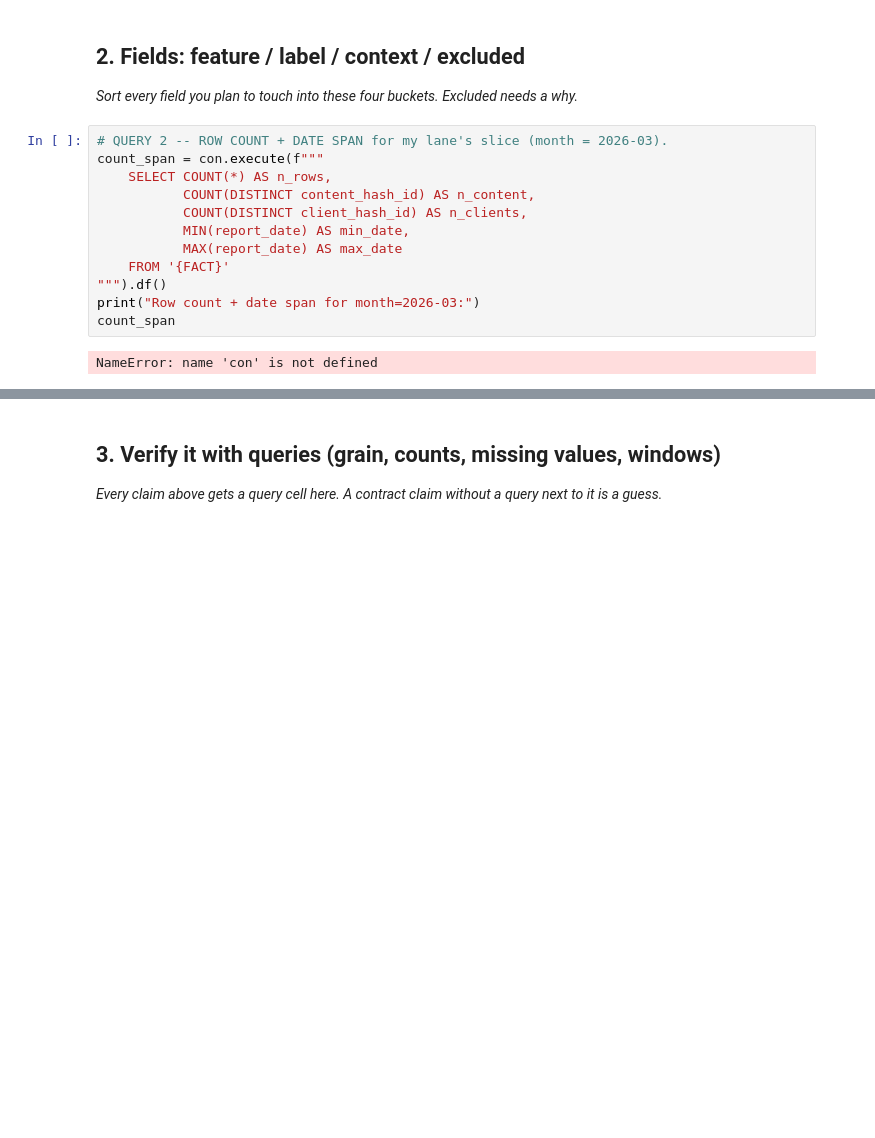
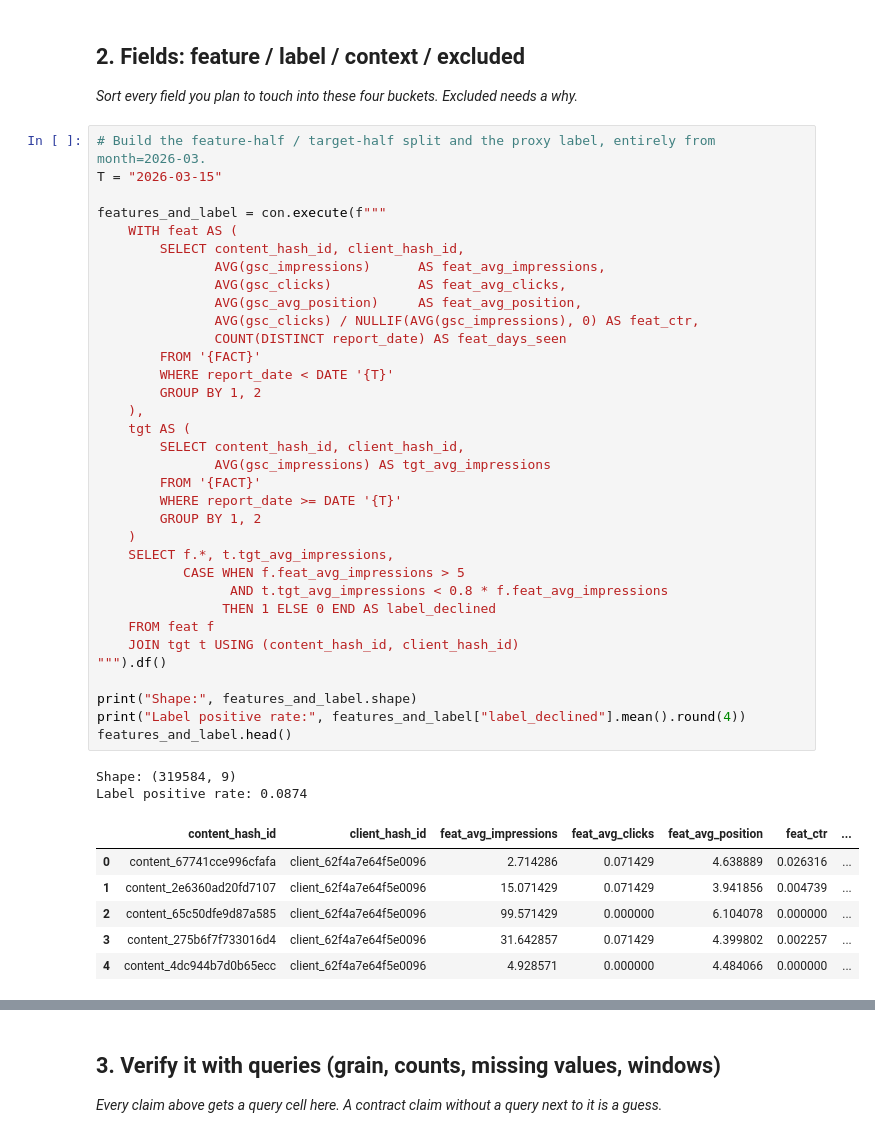
Before and after one commit to hajergafsi/flyrank-ml-internship-starter, a Jupyter notebook: work/notebooks/w03_data_contract.ipynb, the cells around one changed output, grey strips where cells are left out. Saved outputs shown, nothing was run; the diff lists cells and outputs as text; blank space fills up the shorter version.

```diff
--- a/work/notebooks/w03_data_contract.ipynb
+++ b/work/notebooks/w03_data_contract.ipynb
@@ -55,17 +56,46 @@ I never let my prediction use any information from the "after" period — becaus
 ## 2. Fields: feature / label / context / excluded
 
 *Sort every field you plan to touch into these four buckets. Excluded needs a why.*
-# %%
-# QUERY 2 -- ROW COUNT + DATE SPAN for my lane's slice (month = 2026-03).
-count_span = con.execute(f"""
-    SELECT COUNT(*) AS n_rows,
-           COUNT(DISTINCT content_hash_id) AS n_content,
-           COUNT(DISTINCT client_hash_id) AS n_clients,
-           MIN(report_date) AS min_date,
-           MAX(report_date) AS max_date
-    FROM '{FACT}'
-""").df()
-print("Row count + date span for month=2026-03:")
-count_span
-# %% [output]
-NameError: name 'con' is not defined
+# %%
+# Build the feature-half / target-half split and the proxy label, entirely from month=2026-03.
+T = "2026-03-15"
+
+features_and_label = con.execute(f"""
+    WITH feat AS (
+        SELECT content_hash_id, client_hash_id,
+               AVG(gsc_impressions)      AS feat_avg_impressions,
+               AVG(gsc_clicks)           AS feat_avg_clicks,
+               AVG(gsc_avg_position)     AS feat_avg_position,
+               AVG(gsc_clicks) / NULLIF(AVG(gsc_impressions), 0) AS feat_ctr,
+               COUNT(DISTINCT report_date) AS feat_days_seen
+        FROM '{FACT}'
+        WHERE report_date < DATE '{T}'
+        GROUP BY 1, 2
+    ),
+    tgt AS (
+        SELECT content_hash_id, client_hash_id,
+               AVG(gsc_impressions) AS tgt_avg_impressions
+        FROM '{FACT}'
+        WHERE report_date >= DATE '{T}'
+        GROUP BY 1, 2
+    )
+    SELECT f.*, t.tgt_avg_impressions,
+           CASE WHEN f.feat_avg_impressions > 5
+                 AND t.tgt_avg_impressions < 0.8 * f.feat_avg_impressions
+                THEN 1 ELSE 0 END AS label_declined
+    FROM feat f
+    JOIN tgt t USING (content_hash_id, client_hash_id)
+""").df()
+
+print("Shape:", features_and_label.shape)
+print("Label positive rate:", features_and_label["label_declined"].mean().round(4))
+features_and_label.head()
+# %% [output]
+Shape: (319584, 9)
+Label positive rate: 0.0874
+|  | content_hash_id | client_hash_id | feat_avg_impressions | feat_avg_clicks | feat_avg_position | feat_ctr | ... |
+| 0 | content_67741cce996cfafa | client_62f4a7e64f5e0096 | 2.714286 | 0.071429 | 4.638889 | 0.026316 | ... |
+| 1 | content_2e6360ad20fd7107 | client_62f4a7e64f5e0096 | 15.071429 | 0.071429 | 3.941856 | 0.004739 | ... |
+| 2 | content_65c50dfe9d87a585 | client_62f4a7e64f5e0096 | 99.571429 | 0.000000 | 6.104078 | 0.000000 | ... |
+| 3 | content_275b6f7f733016d4 | client_62f4a7e64f5e0096 | 31.642857 | 0.071429 | 4.399802 | 0.002257 | ... |
+| 4 | content_4dc944b7d0b65ecc | client_62f4a7e64f5e0096 | 4.928571 | 0.000000 | 4.484066 | 0.000000 | ... |
```
Also changed, not shown: parts of 13 cells of this notebook.
